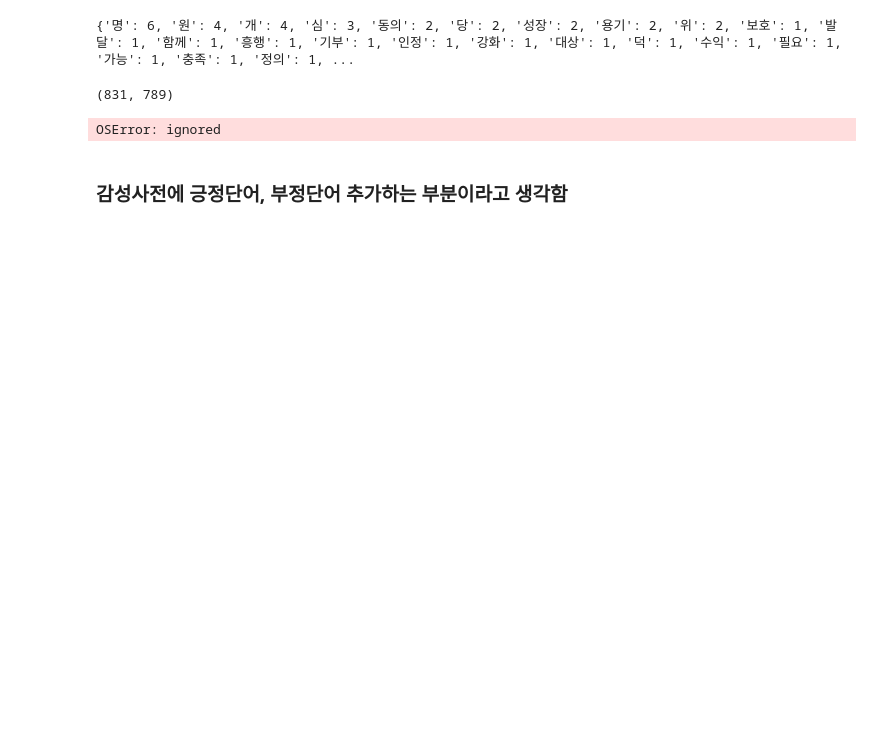
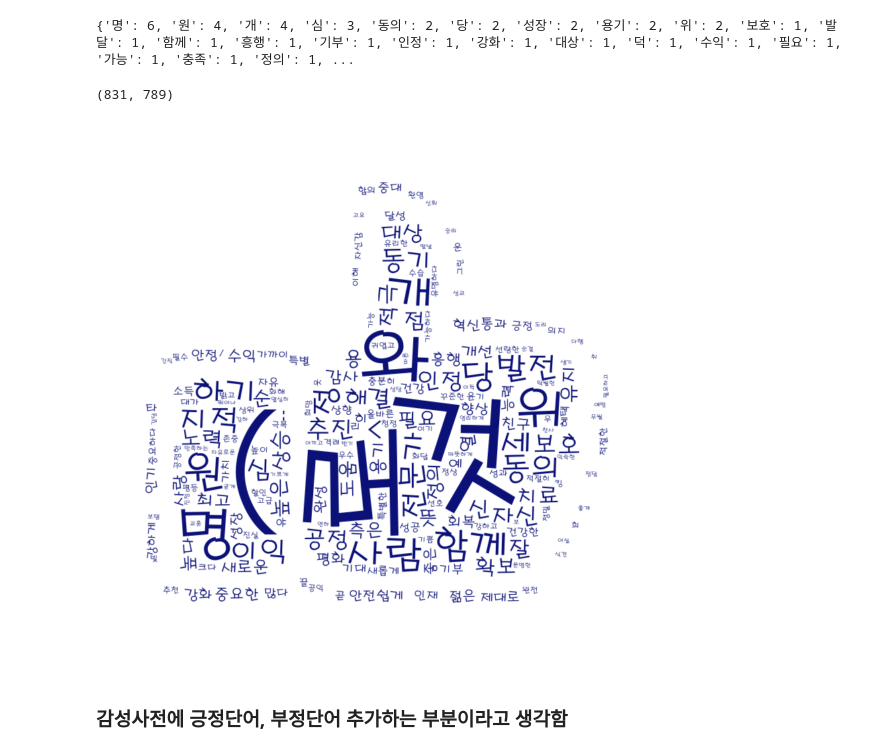
Before and after one commit to tecktonik08/Team_Project02, a Jupyter notebook: deeplearning_okt_wordcloud.ipynb, the cells around one changed output. Drawn from its saved outputs; the diff is of its cells as text; code cells hidden in the pictures; blank space fills up the shorter version.

Commit message:
word_cloud 완료, stopwords 추가 / okt -> mecab 미완료 / articles[i] 1개씩 나눠 분석 미완료

```diff
--- a/deeplearning_okt_wordcloud.ipynb
+++ b/deeplearning_okt_wordcloud.ipynb
@@ -27,10 +27,10 @@ print(articles[0])  # articles[i]가 title, text 등 모든 내용을 포함한
 # %% [output]
 ('로또복권 운영사 동행복권은 제974회 로또복권 추첨에서 ‘1, 2, 11, 16, 39, 44’이 1등 당첨번호로 뽑혔다고 31일 밝혔다. 2등 보너스 번호는 ‘32’다.당첨번호 6개를 모두 맞힌 1등 당첨자는 17명으로 13억1703만4523원씩 받는다. 당첨번호 5개와 보너스 번호가 일치한 2등은 66명으로 각 5653만9361원씩을, 당첨번호 5개 ...
 # %%
-# df = pd.read_excel('./sample.xls', names=['title', 'press', 'category', 'date', 'name', 'text']) # sample.xls 헤더 이름을 붙여 가져오기
-# txt = ''
-# for i in df.index:
-#     txt = txt +' ' +str(df['title'].loc[i]) # 기사 제목을 연달아 출력 ex) '기사1 제목' + '기사2 제목' + '기사3 제목' -> 고쳐야 되는 부분(기사 내용이 들어가고 기사 하나씩 들어가게 변경해야함)
+df = pd.read_excel('./sample.xls', names=['title', 'press', 'category', 'date', 'name', 'text']) # sample.xls 헤더 이름을 붙여 가져오기
+txt = ''
+for i in df.index:
+    txt = txt +' ' +str(df['text'].loc[i]) # 기사 제목을 연달아 출력 ex) '기사1 제목' + '기사2 제목' + '기사3 제목' -> 고쳐야 되는 부분(기사 내용이 들어가고 기사 하나씩 들어가게 변경해야함)
 
-# print(txt)
+print(txt)
 # %% [output]
@@ -155,5 +142,3 @@ print(pos_count)
-# %%
-stop_words = ['은', '도', '는', '다', '의', '가', '이', '했', '한', '에', '하', '고', '을', '를', '인', '듯', '과', '와', '네', '들', '듯', '지', '임', '게', '것', '었', ',' , '.', '>', '<', ')', '(', '에서', '이고', '라고', '다고', '라며', '면서', '라면서', '로써', '로서','로','으로','뿐', '에서','부터' ]
 # %%
 tmp_dic = {}
 for key, value in pos_count.items():
@@ -185,15 +170,15 @@ img.size
 # %% [output]
 (831, 789)
 # %%
-wordcloud = WordCloud(font_path="c:/Windows/Fonts/malgun.ttf",
+wordcloud = WordCloud(font_path="H2PORL.TTF",
                       background_color="white", mask=cloud_mask)
 wc = wordcloud.generate_from_frequencies(pos_count)
 plt.figure(figsize=(10,15))
 plt.imshow(wc.recolor(color_func=color_func), interpolation='bilinear')
 plt.axis("off")
 plt.show()
 # %% [output]
-OSError: ignored
+[figure, added]
 # %% [markdown]
 ### 감성사전에 긍정단어, 부정단어 추가하는 부분이라고 생각함
 # %%
```
Also changed, not shown: parts of 18 cells of this notebook.
